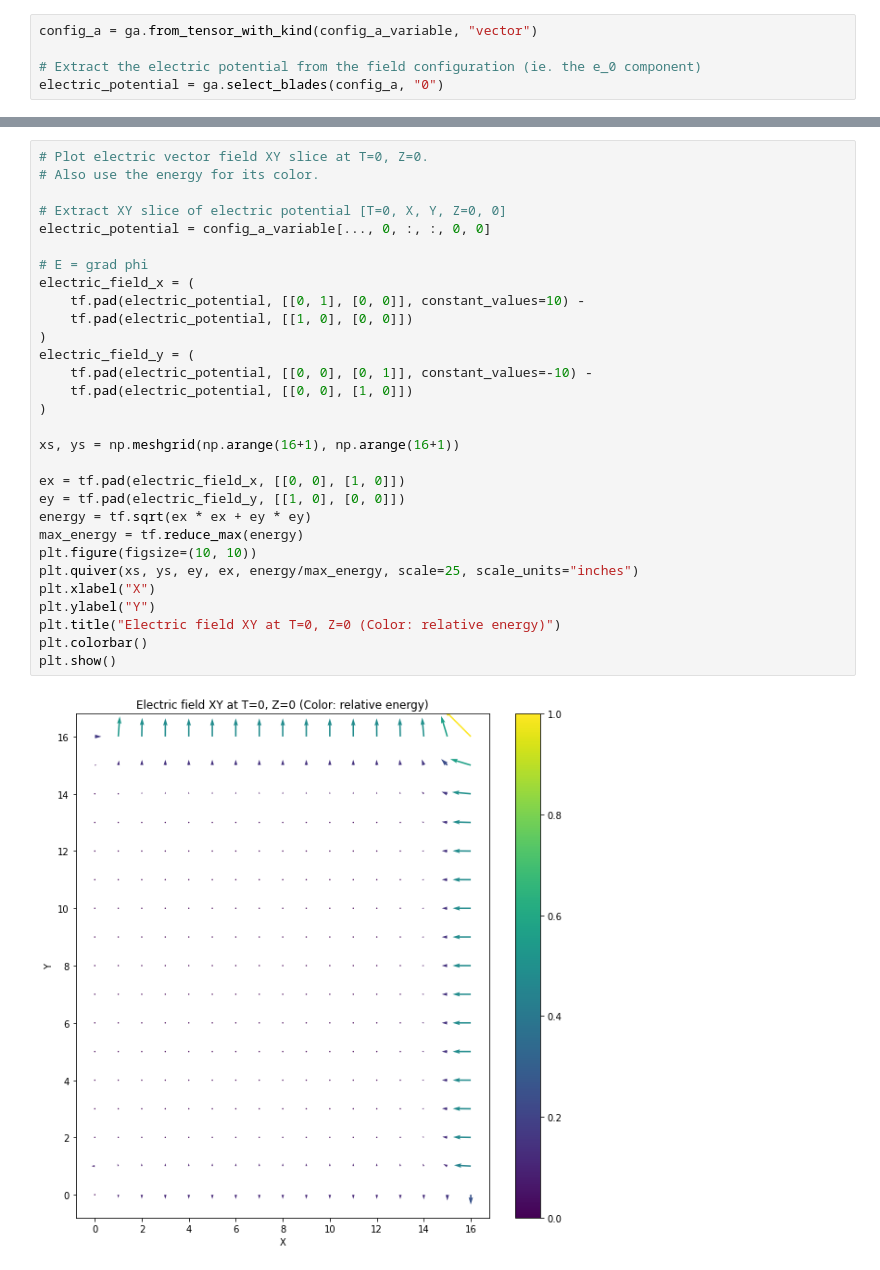
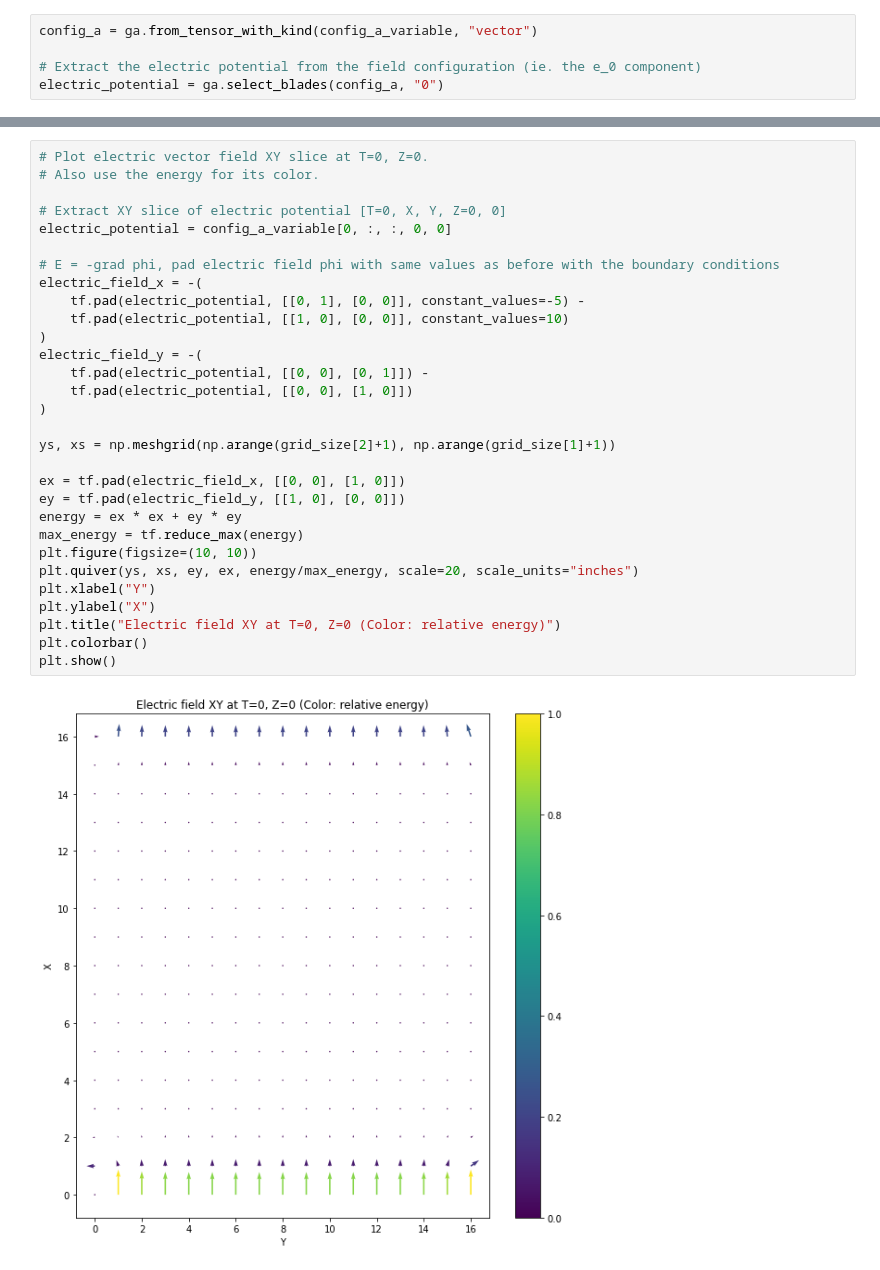
Before and after one commit to RobinKa/tfga, a Jupyter notebook: notebooks/em.ipynb, the cells around one changed output, grey strips where cells are left out. Drawn from its saved outputs; the diff is of its cells as text.

```diff
--- a/notebooks/em.ipynb
+++ b/notebooks/em.ipynb
@@ -144,32 +179,32 @@ with plt.style.context("seaborn-poster"):
 # %%
 # Plot electric vector field XY slice at T=0, Z=0.
 # Also use the energy for its color.
 
 # Extract XY slice of electric potential [T=0, X, Y, Z=0, 0]
-electric_potential = config_a_variable[..., 0, :, :, 0, 0]
+electric_potential = config_a_variable[0, :, :, 0, 0]
 
-# E = grad phi
-electric_field_x = (
-    tf.pad(electric_potential, [[0, 1], [0, 0]], constant_values=10) -
-    tf.pad(electric_potential, [[1, 0], [0, 0]])
+# E = -grad phi, pad electric field phi with same values as before with the boundary conditions
+electric_field_x = -(
+    tf.pad(electric_potential, [[0, 1], [0, 0]], constant_values=-5) -
+    tf.pad(electric_potential, [[1, 0], [0, 0]], constant_values=10)
 )
-electric_field_y = (
-    tf.pad(electric_potential, [[0, 0], [0, 1]], constant_values=-10) -
+electric_field_y = -(
+    tf.pad(electric_potential, [[0, 0], [0, 1]]) -
     tf.pad(electric_potential, [[0, 0], [1, 0]])
 )
 
-xs, ys = np.meshgrid(np.arange(16+1), np.arange(16+1))
+ys, xs = np.meshgrid(np.arange(grid_size[2]+1), np.arange(grid_size[1]+1))
 
 ex = tf.pad(electric_field_x, [[0, 0], [1, 0]])
 ey = tf.pad(electric_field_y, [[1, 0], [0, 0]])
-energy = tf.sqrt(ex * ex + ey * ey)
+energy = ex * ex + ey * ey
 max_energy = tf.reduce_max(energy)
 plt.figure(figsize=(10, 10))
-plt.quiver(xs, ys, ey, ex, energy/max_energy, scale=25, scale_units="inches")
-plt.xlabel("X")
-plt.ylabel("Y")
+plt.quiver(ys, xs, ey, ex, energy/max_energy, scale=20, scale_units="inches")
+plt.xlabel("Y")
+plt.ylabel("X")
 plt.title("Electric field XY at T=0, Z=0 (Color: relative energy)")
 plt.colorbar()
 plt.show()
 # %% [output]
-[figure, old version]
+[figure, new version]
```
Also changed, not shown: parts of 6 cells of this notebook.
